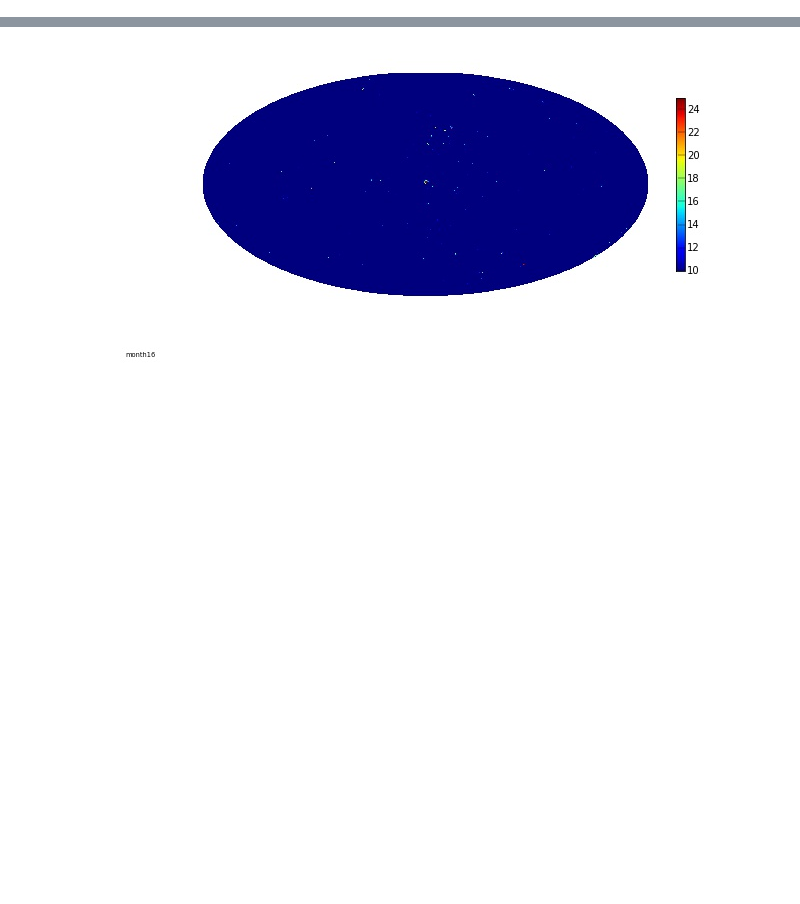
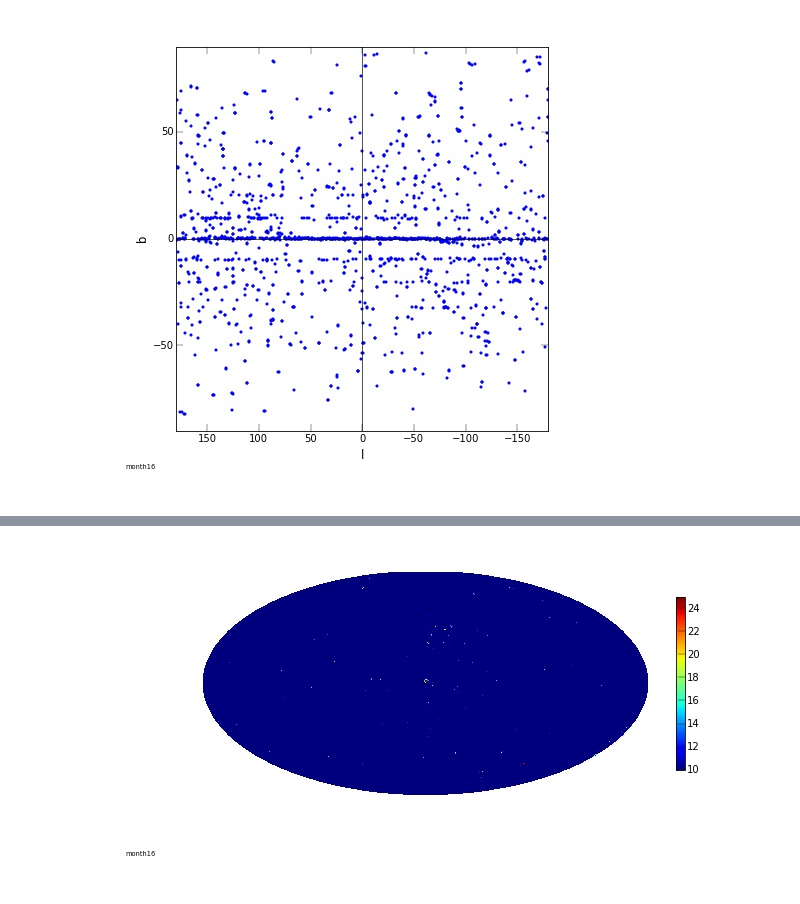
Before and after one commit to tburnett/Fermi-LAT, a Jupyter notebook: transients/Document.ipynb, the cells around one changed output, grey strips where cells are left out. Saved outputs shown, nothing was run; the diff lists cells and outputs as text; code cells hidden in the pictures; blank space fills up the shorter version.

```diff
--- a/transients/Document.ipynb
+++ b/transients/Document.ipynb
@@ -19,0 +27,6 @@ Event processing is done individually for each month, using the same IRF and bac
+# %%
+from IPython import display
+os.chdir(os.path.expandvars('$FERMI/skymodels/P301_monthly'))
+display.Image('month16/plots/pgwave/seed_skyplot_month16.jpg')
+# %% [output]
+[figure, added]
```
Also changed, not shown: parts of 11 cells of this notebook.
